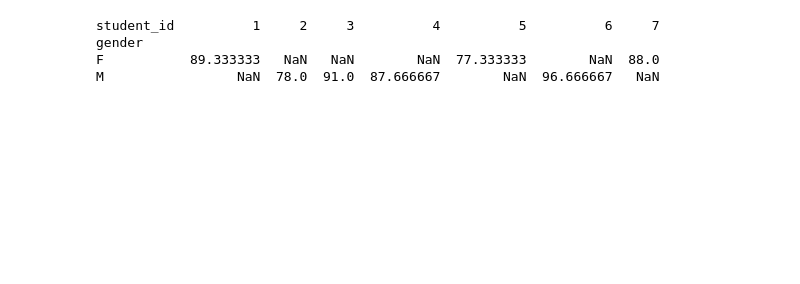
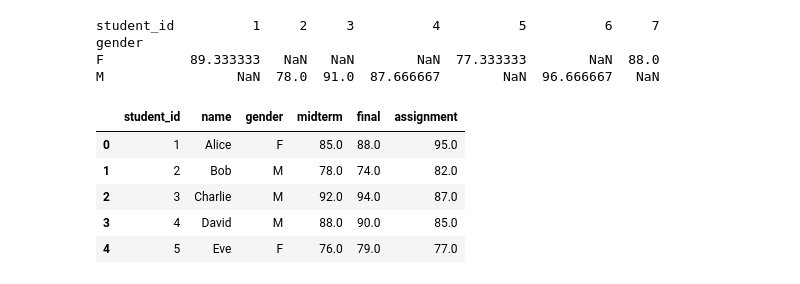
Before and after one commit to j00jun/DeepLearning_study, a Jupyter notebook: 빅분기_실기/part02_데이터_처리/sec01_pandas_라이브러리.ipynb, the cells around one changed output. Cells and saved outputs as stored; diff of their text form; code cells hidden in the pictures; blank space fills up the shorter version.

```diff
--- a/빅분기_실기/part02_데이터_처리/sec01_pandas_라이브러리.ipynb
+++ b/빅분기_실기/part02_데이터_처리/sec01_pandas_라이브러리.ipynb
@@ -1110,0 +1116,10 @@ df_7.head()
+# %%
+# 예제 데이터 생성
+import pandas as pd
+data = {
+    'Date' : ['2024-07-01', '2024-07-02', '2024-07-03', '2024-07-03'],
+    'Temperature': [10, 20, 25, 20],
+    'Humidity': [60, 65, 70, 21]
+}
+df = pd.DataFrame(data)
+df
@@ -1117,3 +1168,12 @@ student_id          1     2     3          4          5          6     7
 gender
 F           89.333333   NaN   NaN        NaN  77.333333        NaN  88.0
 M                 NaN  78.0  91.0  87.666667        NaN  96.666667   NaN
+# %%
+df.head()
+# %% [output]
+|  | student_id | name | gender | midterm | final | assignment |
+| 0 | 1 | Alice | F | 85.0 | 88.0 | 95.0 |
+| 1 | 2 | Bob | M | 78.0 | 74.0 | 82.0 |
+| 2 | 3 | Charlie | M | 92.0 | 94.0 | 87.0 |
+| 3 | 4 | David | M | 88.0 | 90.0 | 85.0 |
+| 4 | 5 | Eve | F | 76.0 | 79.0 | 77.0 |
```
Also changed, not shown: parts of 7 cells of this notebook.
